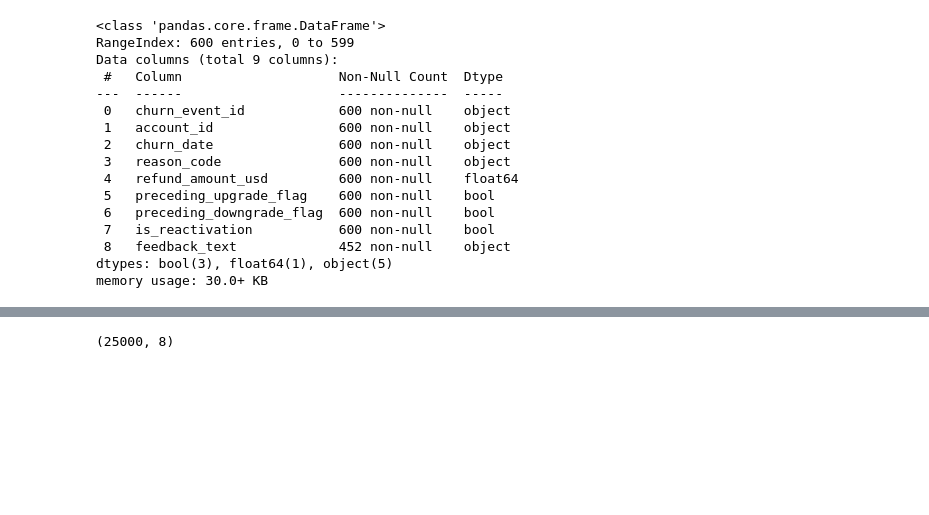
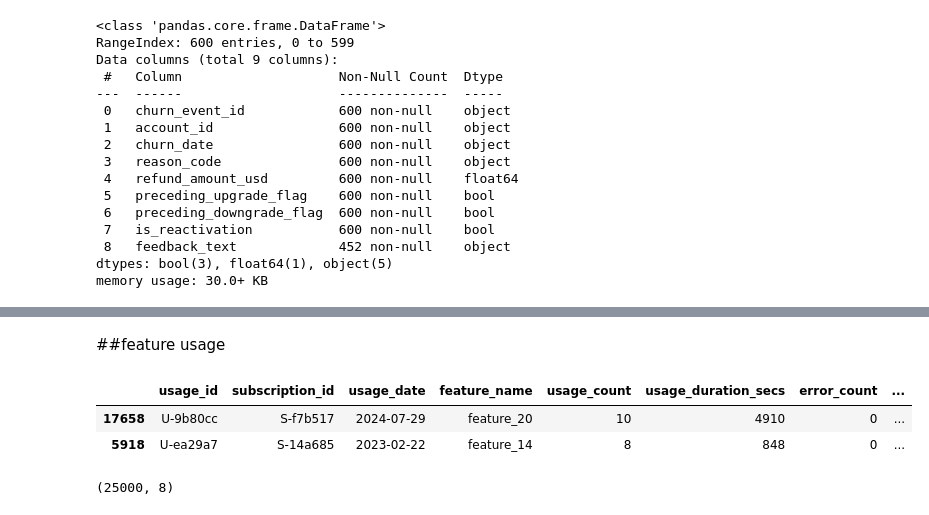
Before and after one commit to ShazanRafi/saas-churn-prediction, a Jupyter notebook: SaaS_Churning_Prediction.ipynb, the cells around one changed output, grey strips where cells are left out. Saved outputs shown, nothing was run; the diff lists cells and outputs as text; code cells hidden in the pictures; blank space fills up the shorter version.

```diff
--- a/SaaS_Churning_Prediction.ipynb
+++ b/SaaS_Churning_Prediction.ipynb
@@ -294 +330,9 @@ fusage.sample(2)
+# %% [markdown]
+##feature usage
+# %%
+feature_usage.sample(2)
+# %% [output]
+|  | usage_id | subscription_id | usage_date | feature_name | usage_count | usage_duration_secs | error_count | ... |
+| 17658 | U-9b80cc | S-f7b517 | 2024-07-29 | feature_20 | 10 | 4910 | 0 | ... |
+| 5918 | U-ea29a7 | S-14a685 | 2023-02-22 | feature_14 | 8 | 848 | 0 | ... |
 # %%
```
Also changed, not shown: parts of 33 cells of this notebook.
